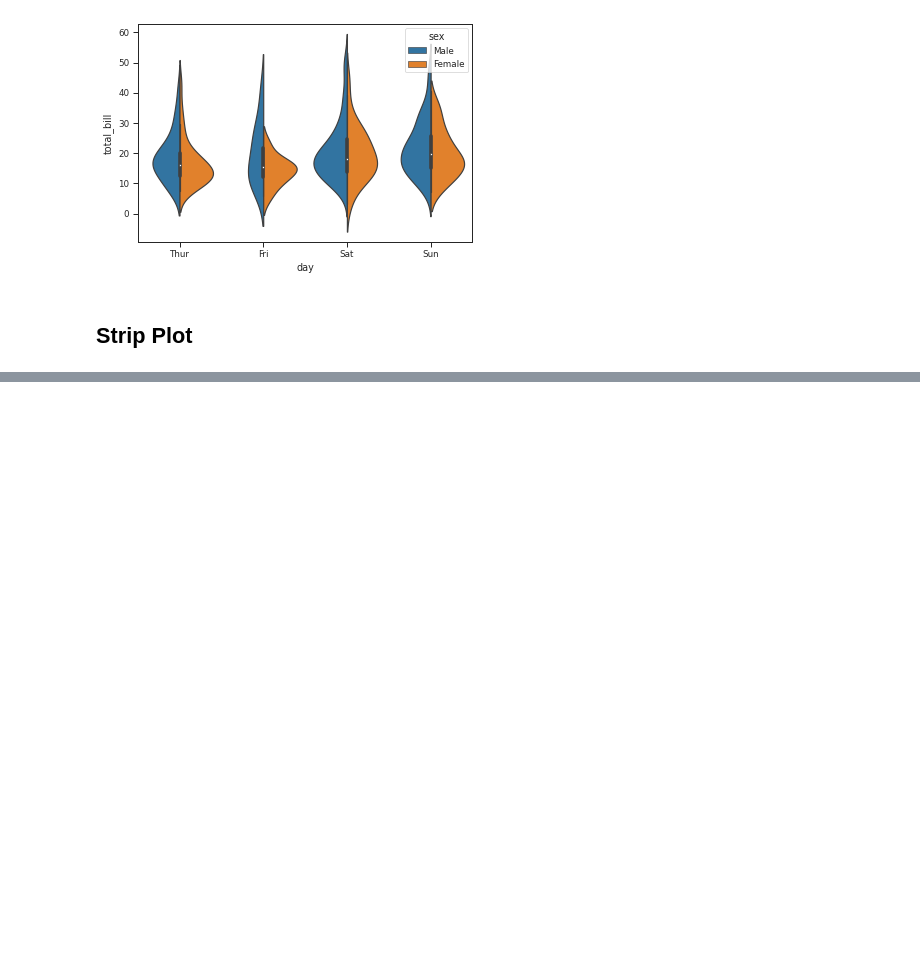
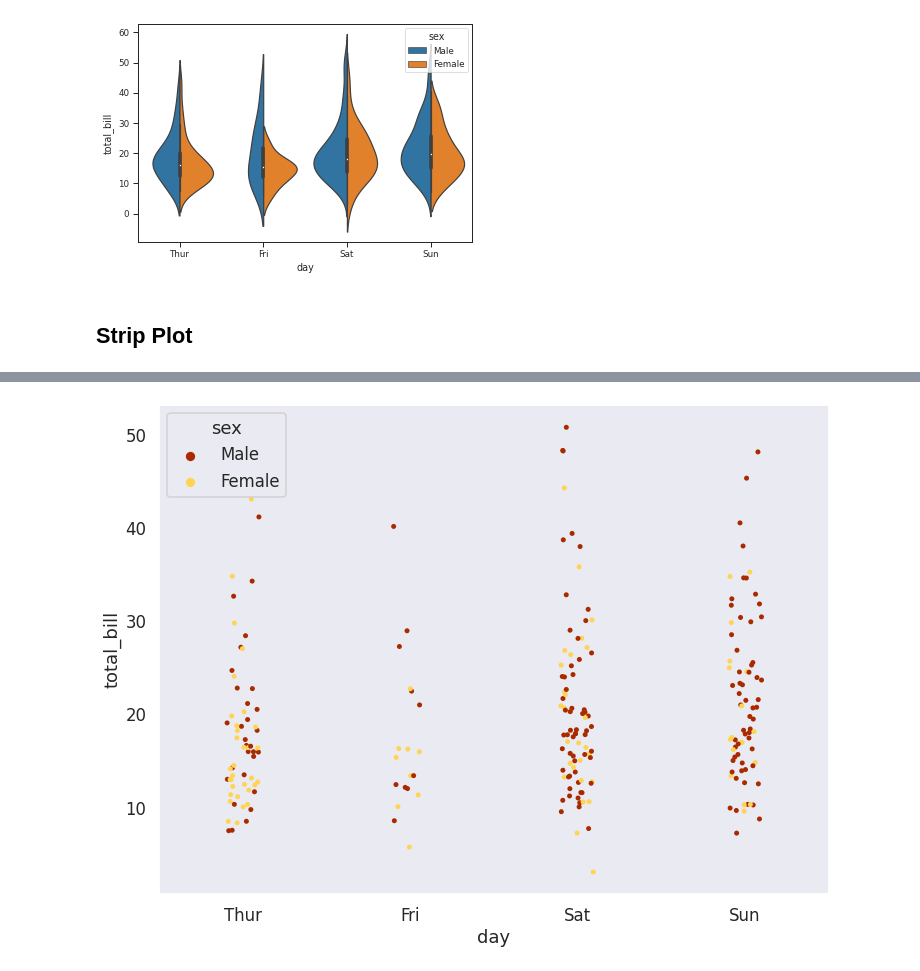
Before and after one commit to ukantjadia/30-days-of-Mahcine-Learning, a Jupyter notebook: DAY-06/Seaborn.ipynb, the cells around one changed output, grey strips where cells are left out. Saved outputs shown, nothing was run; the diff lists cells and outputs as text; code cells hidden in the pictures; blank space fills up the shorter version.

```diff
--- a/DAY-06/Seaborn.ipynb
+++ b/DAY-06/Seaborn.ipynb
@@ -116,0 +143,10 @@ sns.violinplot(x='day',y='total_bill',data=tips_df,hue='sex',split=True)
+# %%
+# by setting the palettes you can change the default coloring of the any plot
+plt.figure(figsize=(12,9))
+sns.set_style('dark')
+sns.set_context('talk')
+sns.stripplot(x='day',y='total_bill',data=tips_df,hue='sex',palette='afmhot')
+# plt.legend(loc=1)
+plt.show()
+# %% [output]
+[figure, added]
```
Also changed, not shown: parts of 17 cells of this notebook.
